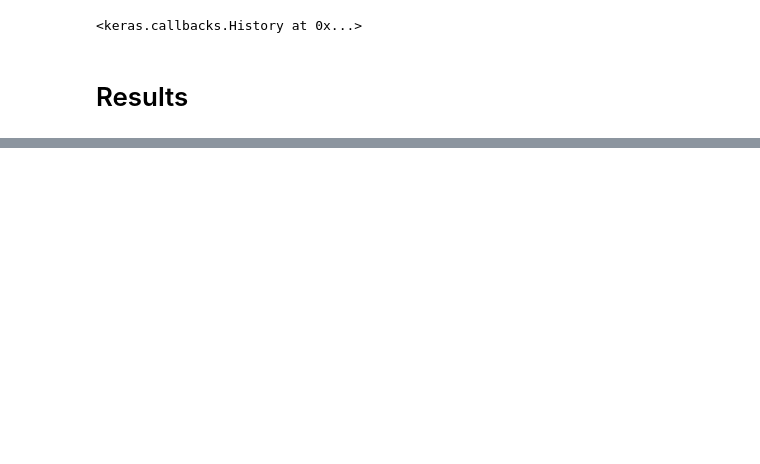
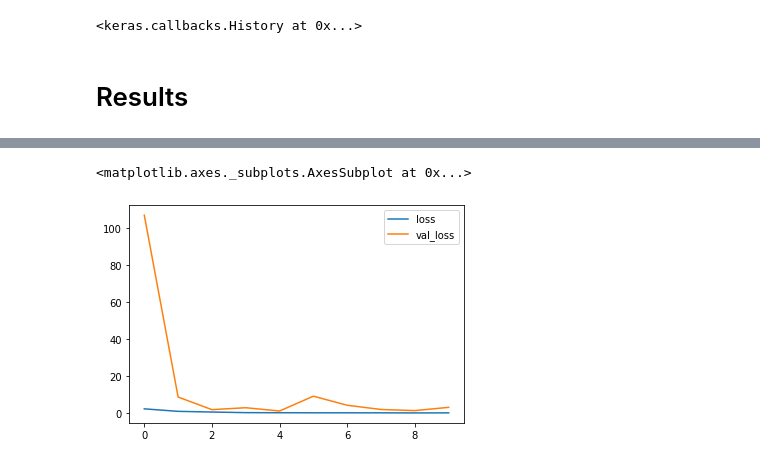
Before and after one commit to MahyarFardin/Neural-Networks, a Jupyter notebook: CNN/corona_detection/with 3 channels/Corona_Detection.ipynb, the cells around one changed output, grey strips where cells are left out. Drawn from its saved outputs; the diff is of its cells as text; code cells hidden in the pictures; blank space fills up the shorter version.

```diff
--- a/CNN/corona_detection/with 3 channels/Corona_Detection.ipynb
+++ b/CNN/corona_detection/with 3 channels/Corona_Detection.ipynb
@@ -229,3 +255,8 @@ Epoch 13/15
+# %%
+history[["loss","val_loss"]].plot()
+# %% [output]
+<matplotlib.axes._subplots.AxesSubplot at 0x...>
+[figure, added]
 # %%
 prediction=np.argmax(model.predict(xtest), axis=-1)
 # %%
```
Also changed, not shown: parts of 8 cells of this notebook.
